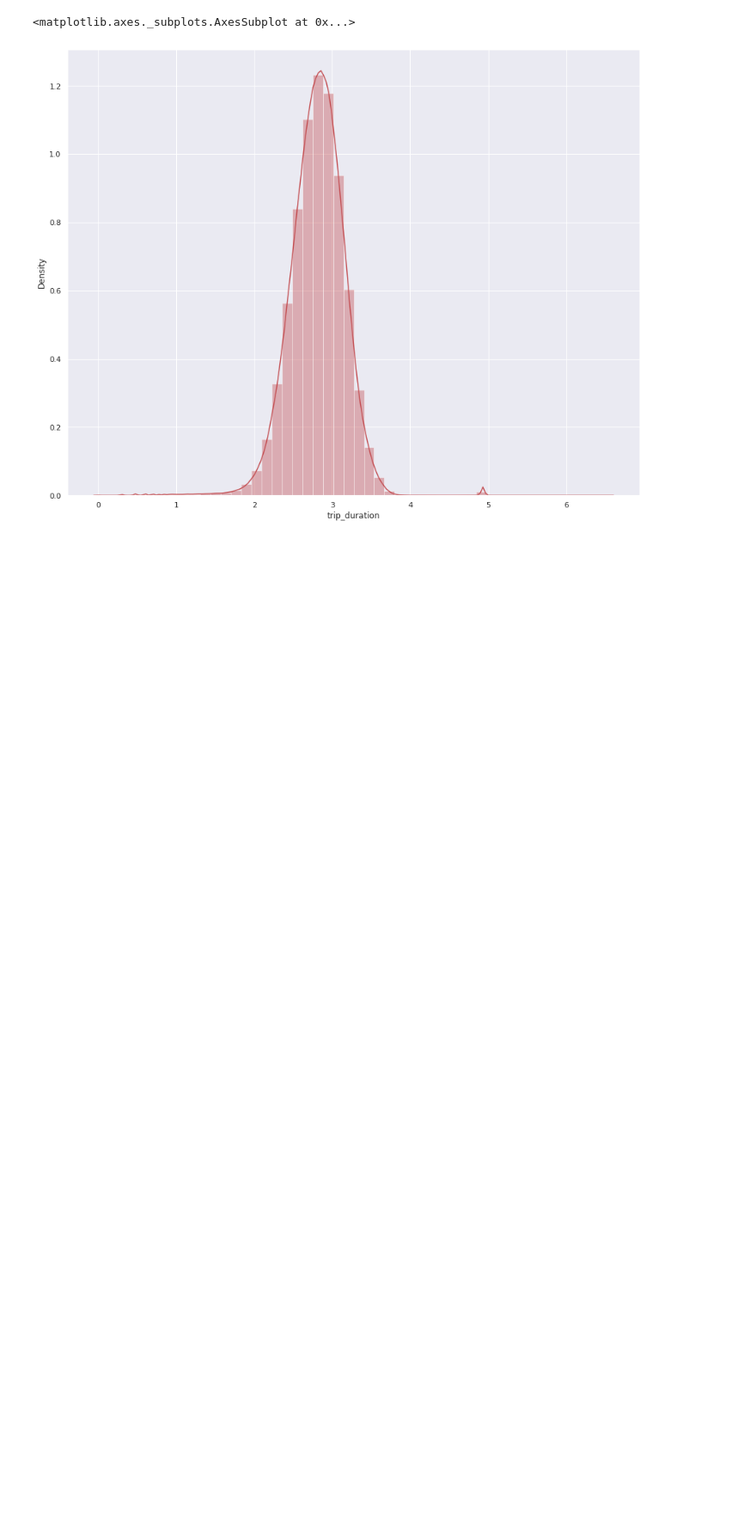
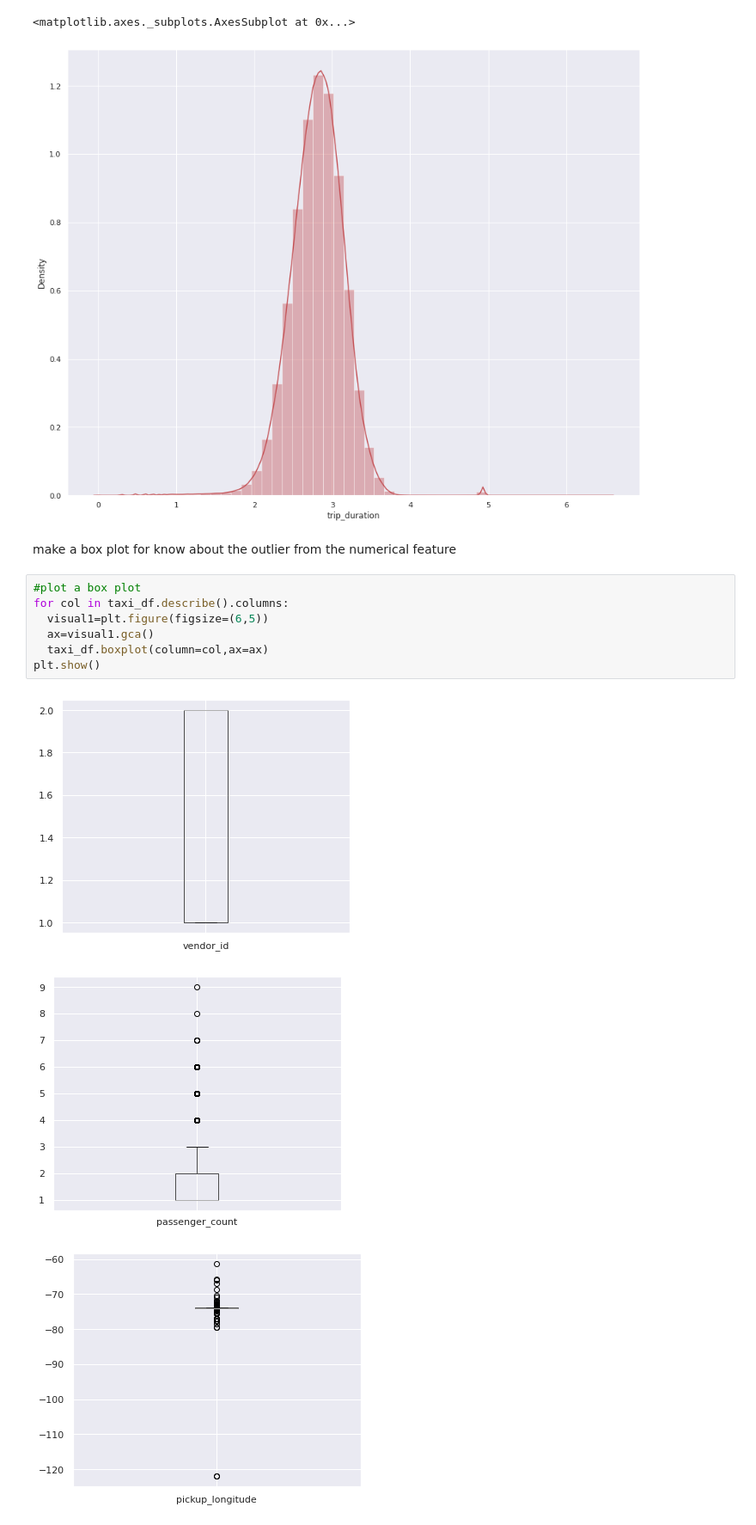
Before and after one commit to Creatrohit9/2-CAPSTON-ROHIT-BHADAURIYA-NYC-TAXI-TRIP-TIME-PRIDICTION, a Jupyter notebook: NYC_TAXI_TRIP_TIME_PRIDICTION_ROHITBHADAURIYA_2_Capstone_Project.ipynb, the cells around one changed output. Shown at 86% size. Saved outputs shown, nothing was run; the diff lists cells and outputs as text; blank space fills up the shorter version.

Commit message:
Commit for features outlier box plot

```diff
--- a/NYC_TAXI_TRIP_TIME_PRIDICTION_ROHITBHADAURIYA_2_Capstone_Project.ipynb
+++ b/NYC_TAXI_TRIP_TIME_PRIDICTION_ROHITBHADAURIYA_2_Capstone_Project.ipynb
@@ -268,3 +268,16 @@ sns.distplot(np.log10(taxi_df['trip_duration']),color='R')
 # %% [output]
 <matplotlib.axes._subplots.AxesSubplot at 0x...>
 [figure]
+# %% [markdown]
+make a box plot for know about the outlier from the numerical feature
+# %%
+#plot a box plot
+for col in taxi_df.describe().columns:
+  visual1=plt.figure(figsize=(6,5))
+  ax=visual1.gca()
+  taxi_df.boxplot(column=col,ax=ax)
+plt.show()
+# %% [output]
+[figure, added]
+[figure, added]
+[figure, added]
```
Also changed, not shown: parts of 3 cells of this notebook.
